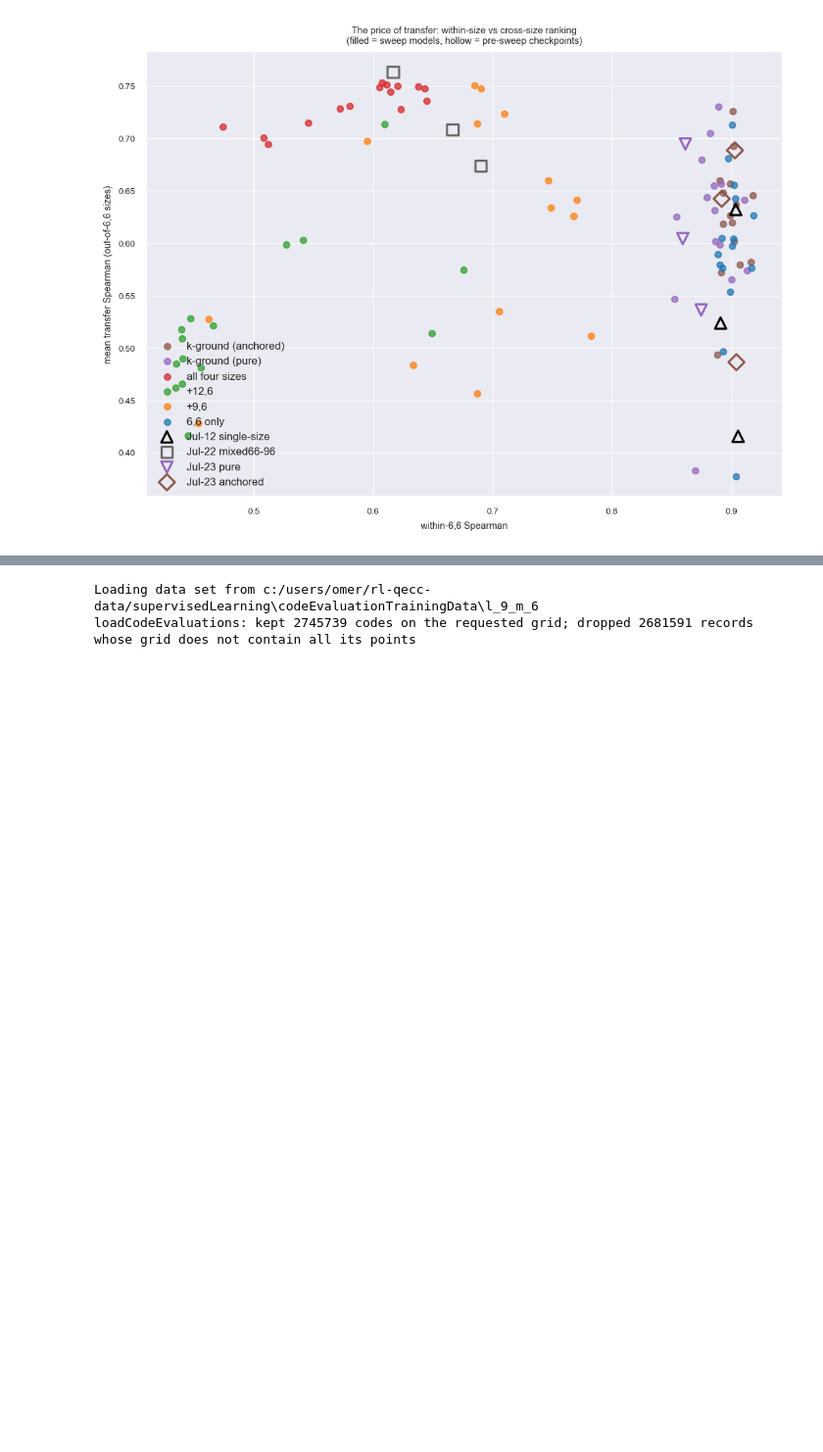
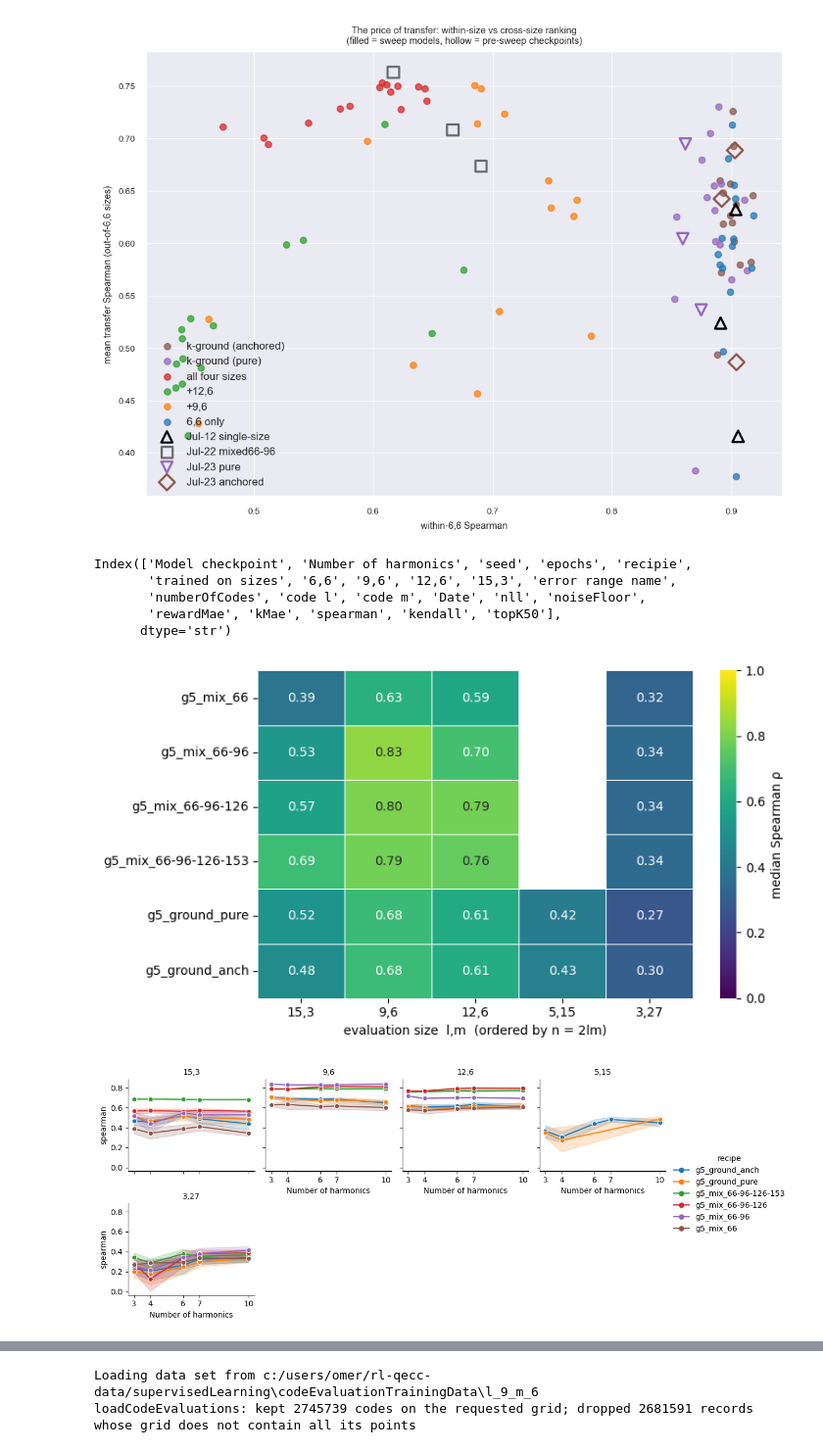
Before and after one commit to Omer-Sella/qecc, a Jupyter notebook: postProcessing/postprocessingDatasetVisualization.ipynb, the cells around one changed output, grey strips where cells are left out. Shown at 98% size. Drawn from its saved outputs; the diff is of its cells as text; code cells hidden in the pictures; blank space fills up the shorter version.

Commit message:
changed the transfer evaluation way

```diff
--- a/postProcessing/postprocessingDatasetVisualization.ipynb
+++ b/postProcessing/postprocessingDatasetVisualization.ipynb
@@ -336,3 +337,83 @@ plt.show()
 [figure]
 [figure]
 [figure]
+# %%
+import os
+import pandas as pd
+import matplotlib.pyplot as plt
+import seaborn as sns
+import numpy as np
+
+QECC_DATA = os.environ.get("QECC_DATA")
+SAVE_PATH = os.path.join(os.environ.get("QECC_PAPER"), "art")
+# ---- load the merged census -------------------------------------------------
+df = pd.read_csv(os.path.join(QECC_DATA,"geometric5SweepJupyterHub.csv"), sep="\t")
+
+# drop the stray mid-file header rows (the DoC file has 2)
+df = df[df["Model checkpoint"] != "Model checkpoint"]
+numericColumns = ["Number of harmonics", "seed", "epochs", "numberOfCodes",
+                  "code l", "code m", "nll", "noiseFloor", "rewardMae",
+                  "kMae", "spearman", "kendall", "topK50"]
+df[numericColumns] = df[numericColumns].apply(pd.to_numeric, errors="coerce")
+df.keys()
+# %% [output]
+Index(['Model checkpoint', 'Number of harmonics', 'seed', 'epochs', 'recipie',
+       'trained on sizes', '6,6', '9,6', '12,6', '15,3', 'error range name',
+       'numberOfCodes', 'code l', 'code m', 'Date', 'nll', 'noiseFloor',
+       'rewardMae', 'kMae', 'spearman', 'kendall', 'topK50'],
+      dtype='str')
+# %%
+#Produce figures from csv file
+
+# numeric columns arrive as strings wherever a header row polluted the parse
+df["spearman"] = pd.to_numeric(df["spearman"], errors="coerce")
+
+# dedupe: 3,27 was computed three times, 5,15 twice — keep one row per (model, size)
+df["model"] = df["Model checkpoint"].map(os.path.basename)
+df = df.drop_duplicates(subset=["model", "code l", "code m"], keep="first")
+
+# Reconstruct the recipie from the file name
+df["recipe"] = df["model"].str.extract(r"^(g5_[a-z]+_[\w-]+?)_H\d+_s\d+")[0]
+
+
+# ---- pivot ------------------------------------------------------------------
+df["size"] = df["code l"].astype(str) + "," + df["code m"].astype(str)
+
+heat = df.pivot_table(index="recipe", columns="size",
+                      values="spearman", aggfunc="median")
+
+# order columns by block length n = 2lm, rows by the paper's recipe order
+sizeOrder = sorted(heat.columns,
+                   key=lambda s: 2 * int(s.split(",")[0]) * int(s.split(",")[1]))
+recipeOrder = ["g5_mix_66", "g5_mix_66-96", "g5_mix_66-96-126",
+               "g5_mix_66-96-126-153", "g5_ground_pure", "g5_ground_anch"]
+heat = heat.loc[[r for r in recipeOrder if r in heat.index], sizeOrder]
+
+# ---- plot -------------------------------------------------------------------
+fig, ax = plt.subplots(figsize=(8, 4.4))
+sns.heatmap(heat, annot=True, fmt=".2f", cmap="viridis",
+            vmin=0, vmax=1, cbar_kws={"label": "median Spearman ρ"},
+            linewidths=0.5, linecolor="white", ax=ax)
+ax.set_xlabel("evaluation size  l,m  (ordered by n = 2lm)")
+ax.set_ylabel("")
+fig.tight_layout()
+fig.savefig(os.path.join(SAVE_PATH,"spearmanHeatmap.png"), dpi = 200)
+
+# assumes df already has: "recipe" (six-way, from the flags derivation),
+# "size", "spearman" numeric, deduped — as in the heatmap snippet
+
+sizeOrder = sorted(df["size"].unique(),
+                   key=lambda s: 2 * int(s.split(",")[0]) * int(s.split(",")[1]))
+
+g = sns.relplot(data=df, x="Number of harmonics", y="spearman",
+                hue="recipe", col="size", col_order=sizeOrder, col_wrap=4,
+                kind="line", errorbar=("ci", 95), marker="o",
+                height=2.4, aspect=1.1)
+g.set(xticks=[3, 4, 6, 7, 10])          # the actual sweep values, not a linear axis guess
+g.set_titles("{col_name}")
+g.savefig(os.path.join(SAVE_PATH,"sweepOverHarmonics.png"), dpi = 200)
+
+#SIZES = ["6,6", "9,6", "12,6", "15,3","3,27","5,15","21,18"]
+# %% [output]
+[figure, added]
+[figure, added]
```
Also changed, not shown: parts of 3 cells of this notebook, 1 other file.
